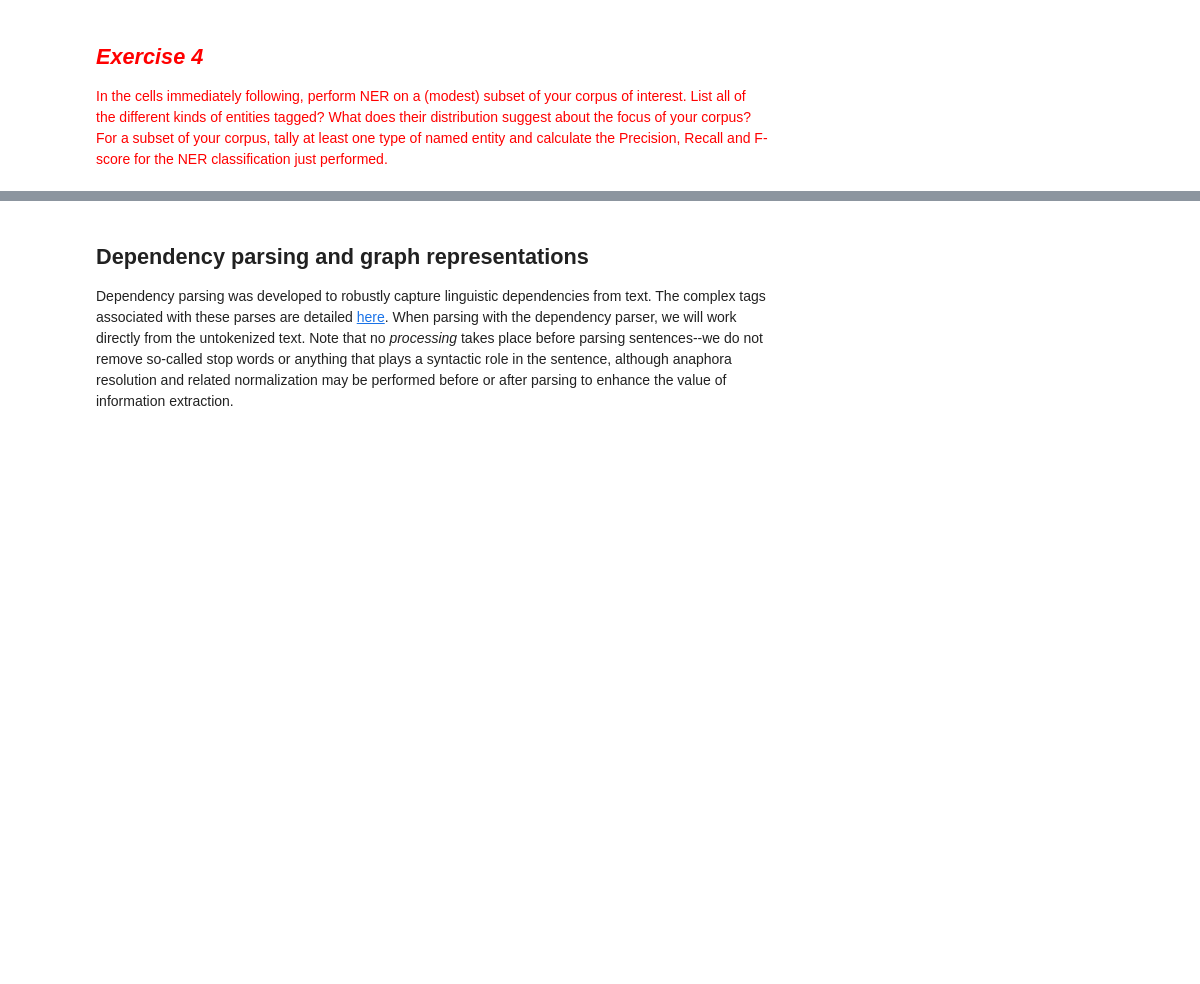
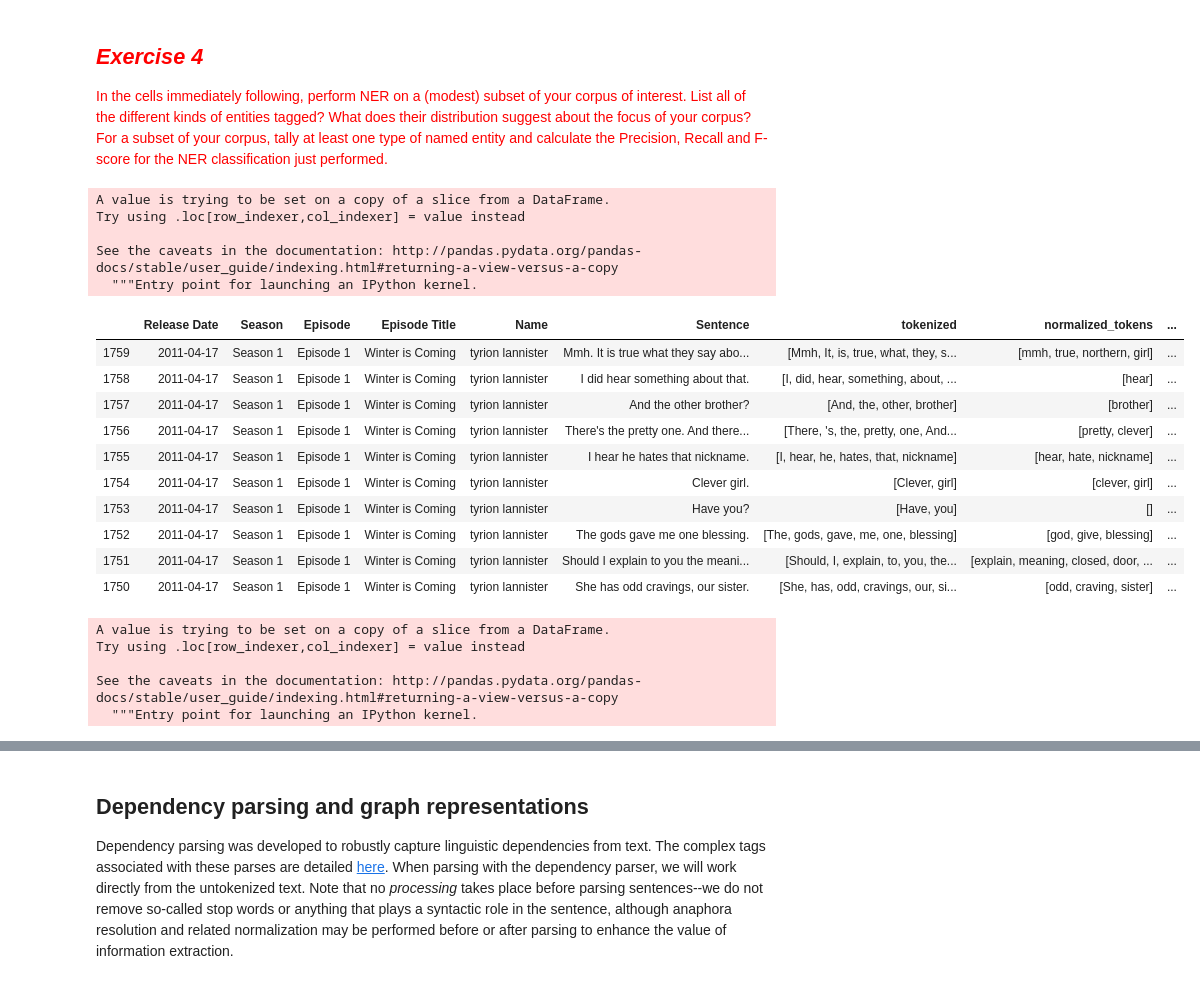
Before and after one commit to VivianQian19/Content-Analysis-2020, a Jupyter notebook: week-4/4-Counting-Words-Phrases.ipynb, the cells around one changed output, grey strips where cells are left out. Drawn from its saved outputs; the diff is of its cells as text; code cells hidden in the pictures; blank space fills up the shorter version.

```diff
--- a/week-4/4-Counting-Words-Phrases.ipynb
+++ b/week-4/4-Counting-Words-Phrases.ipynb
@@ -2155,0 +2199,34 @@ In this particular example we didn't find the most interesting entities - you ca
+# %%
+def sent_tokenize(word_list):
+    doc = nlp(word_list)
+    sentences = [sent.string.strip() for sent in doc.sents]
+    return sentences
+# %%
+tyrion_df['tokenized_sentences'] = tyrion_df["Sentence"].apply(lambda x: [word_tokenize(s) for s in sent_tokenize(x)])
+tyrion_df.index = range(len(tyrion_df) - 1, -1,-1) #Reindex to make things nice in the future
+tyrion_df.head(10)
+# %% [output]
+A value is trying to be set on a copy of a slice from a DataFrame.
+Try using .loc[row_indexer,col_indexer] = value instead
+
+See the caveats in the documentation: http://pandas.pydata.org/pandas-docs/stable/user_guide/indexing.html#returning-a-view-versus-a-copy
+  """Entry point for launching an IPython kernel.
+|  | Release Date | Season | Episode | Episode Title | Name | Sentence | tokenized | normalized_tokens | ... |
+| 1759 | 2011-04-17 | Season 1 | Episode 1 | Winter is Coming | tyrion lannister | Mmh. It is true what they say abo... | [Mmh, It, is, true, what, they, s... | [mmh, true, northern, girl] | ... |
+| 1758 | 2011-04-17 | Season 1 | Episode 1 | Winter is Coming | tyrion lannister | I did hear something about that. | [I, did, hear, something, about, ... | [hear] | ... |
+| 1757 | 2011-04-17 | Season 1 | Episode 1 | Winter is Coming | tyrion lannister | And the other brother? | [And, the, other, brother] | [brother] | ... |
+| 1756 | 2011-04-17 | Season 1 | Episode 1 | Winter is Coming | tyrion lannister | There's the pretty one. And there... | [There, 's, the, pretty, one, And... | [pretty, clever] | ... |
+| 1755 | 2011-04-17 | Season 1 | Episode 1 | Winter is Coming | tyrion lannister | I hear he hates that nickname. | [I, hear, he, hates, that, nickname] | [hear, hate, nickname] | ... |
+| 1754 | 2011-04-17 | Season 1 | Episode 1 | Winter is Coming | tyrion lannister | Clever girl. | [Clever, girl] | [clever, girl] | ... |
+| 1753 | 2011-04-17 | Season 1 | Episode 1 | Winter is Coming | tyrion lannister | Have you? | [Have, you] | [] | ... |
+| 1752 | 2011-04-17 | Season 1 | Episode 1 | Winter is Coming | tyrion lannister | The gods gave me one blessing. | [The, gods, gave, me, one, blessing] | [god, give, blessing] | ... |
+| 1751 | 2011-04-17 | Season 1 | Episode 1 | Winter is Coming | tyrion lannister | Should I explain to you the meani... | [Should, I, explain, to, you, the... | [explain, meaning, closed, door, ... | ... |
+| 1750 | 2011-04-17 | Season 1 | Episode 1 | Winter is Coming | tyrion lannister | She has odd cravings, our sister. | [She, has, odd, cravings, our, si... | [odd, craving, sister] | ... |
+# %%
+tyrion_df['classified_sents'] = tyrion_df["tokenized_sentences"].apply(lambda x: tag_sents_ner(x))
+# %% [output]
+A value is trying to be set on a copy of a slice from a DataFrame.
+Try using .loc[row_indexer,col_indexer] = value instead
+
+See the caveats in the documentation: http://pandas.pydata.org/pandas-docs/stable/user_guide/indexing.html#returning-a-view-versus-a-copy
+  """Entry point for launching an IPython kernel.
```
Also changed, not shown: parts of 9 cells of this notebook.
